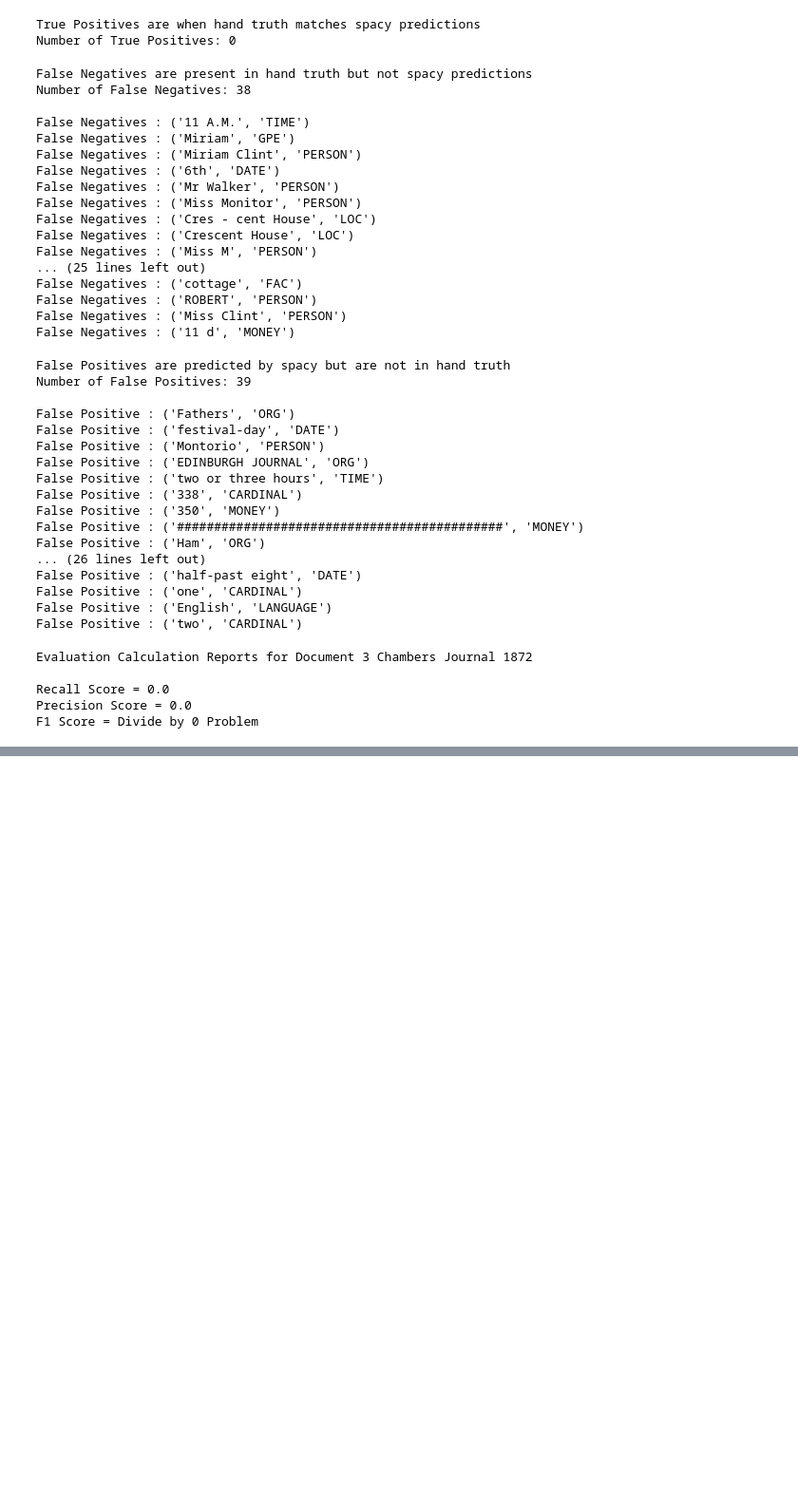
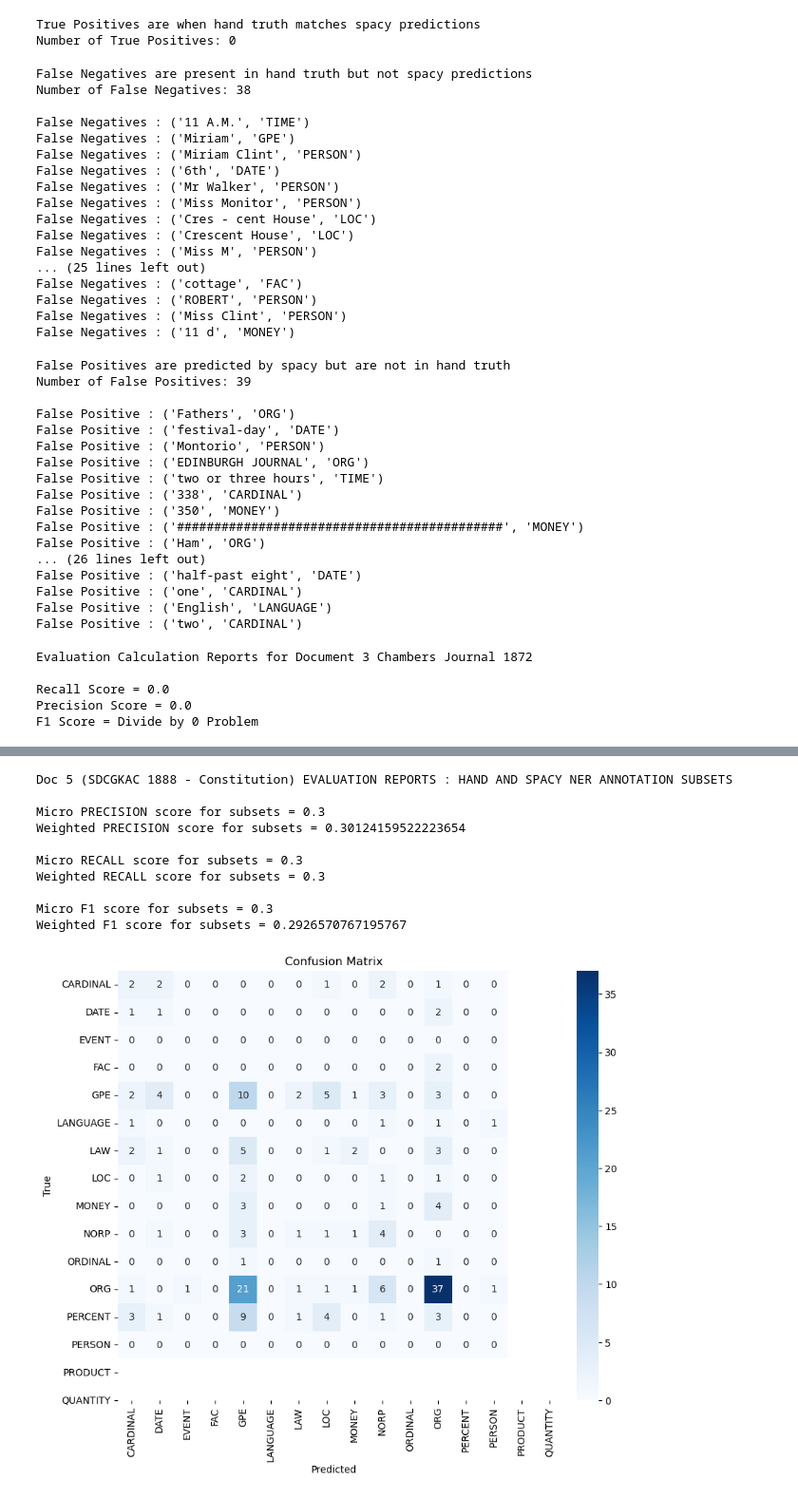
Before and after one commit to owenmonroe/OwenMonroe_TextMining_Fall23, a Jupyter notebook: Progress_Report/Spacy_NER_Comparison.ipynb, the cells around one changed output, grey strips where cells are left out. Shown at 95% size. Saved outputs shown, nothing was run; the diff lists cells and outputs as text; code cells hidden in the pictures; blank space fills up the shorter version.

```diff
--- a/Progress_Report/Spacy_NER_Comparison.ipynb
+++ b/Progress_Report/Spacy_NER_Comparison.ipynb
@@ -1072,0 +1336,10 @@ Document 5 Comparison: Clipping from Chambers's Journal 1872 (on Sorrow)
+# %%
+# Loading Document 6
+with open('Useful_Knowledge_Texts/Clipped_Texts/SDCGKC_AnnualReport_committee_publications_1893.txt', "r", encoding="utf-8") as text_file_6:
+    text_6 = text_file_6.read()
+# %%
+doc_6 = nlp(text_6)
+spacy_annotations_6 = [(ent.text, ent.label_) for ent in doc_6.ents]
+
+print(f'Spacy Annotations List number = {len(spacy_annotations_6)}')
+spacy_annotations_6
@@ -1072,0 +1365,56 @@ Document 5 Comparison: Clipping from Chambers's Journal 1872 (on Sorrow)
+# %%
+# Subsetting to Evaluate with Classification Reports and a Confusion matrix
+
+# Subsetting
+hand_subset_6 = merged_hand_annotations_6[:180]
+spacy_subset_6 = spacy_annotations_6[:180]
+
+# Setting Ground Truth and Predictions
+y_true_6 = [label for token, label in hand_subset_6]
+y_pred_6 = [label for token, label in spacy_subset_6]
+
+# Evaluation Reports
+prec_score_micro_6 = precision_score(y_true_6, y_pred_6, average='micro')
+prec_score_weighted_6 = precision_score(y_true_6, y_pred_6, average='weighted')
+
+rec_score_micro_6 = recall_score(y_true_6, y_pred_6, average='micro')
+rec_score_weighted_6 = recall_score(y_true_6, y_pred_6, average='weighted')
+
+f1_score_micro_6 = f1_score(y_true_6, y_pred_6, average='micro')
+f1_score_weighted_6 = f1_score(y_true_6, y_pred_6, average='weighted')
+
+
+print("Doc 5 (SDCGKAC 1888 - Constitution) EVALUATION REPORTS : HAND AND SPACY NER ANNOTATION SUBSETS")
+print()
+print(f'Micro PRECISION score for subsets = {prec_score_micro_6}')
+print(f'Weighted PRECISION score for subsets = {prec_score_weighted_6}')
+print()
+print(f'Micro RECALL score for subsets = {rec_score_micro_6}')
+print(f'Weighted RECALL score for subsets = {rec_score_weighted_6}')
+print()
+print(f'Micro F1 score for subsets = {f1_score_micro_6}')
+print(f'Weighted F1 score for subsets = {f1_score_weighted_6}')
+print()
+
+# Confusion Matrix
+labels_6 = sorted(list(set(y_true_6 + y_pred_6)))
+conf_matrix_6 = confusion_matrix(y_true_6, y_pred_6, labels=labels_6)
+
+plt.figure(figsize=(10, 8))
+sns.heatmap(conf_matrix_6, annot=True, fmt='d', cmap='Blues', xticklabels=labels, yticklabels=labels)
+plt.xlabel('Predicted')
+plt.ylabel('True')
+plt.title('Confusion Matrix')
+plt.show()
+# %% [output]
+Doc 5 (SDCGKAC 1888 - Constitution) EVALUATION REPORTS : HAND AND SPACY NER ANNOTATION SUBSETS
+
+Micro PRECISION score for subsets = 0.3
+Weighted PRECISION score for subsets = 0.30124159522223654
+
+Micro RECALL score for subsets = 0.3
+Weighted RECALL score for subsets = 0.3
+
+Micro F1 score for subsets = 0.3
+Weighted F1 score for subsets = 0.2926570767195767
+[figure, added]
```
Also changed, not shown: parts of 18 cells of this notebook.
